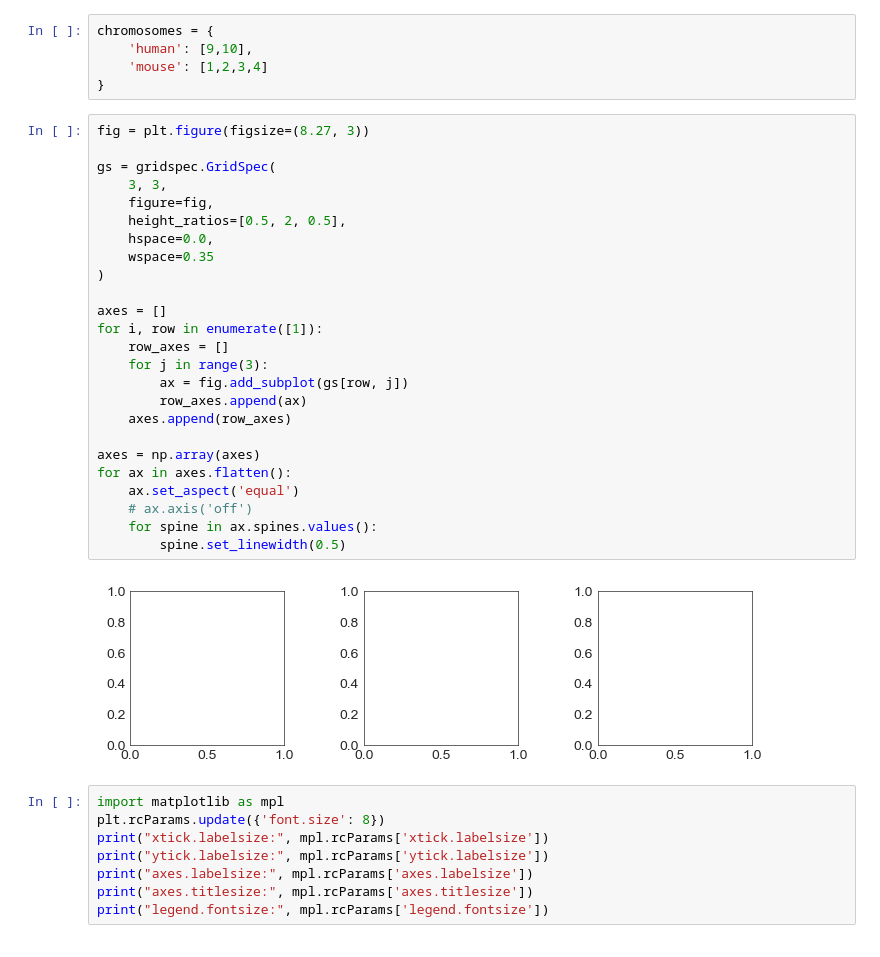
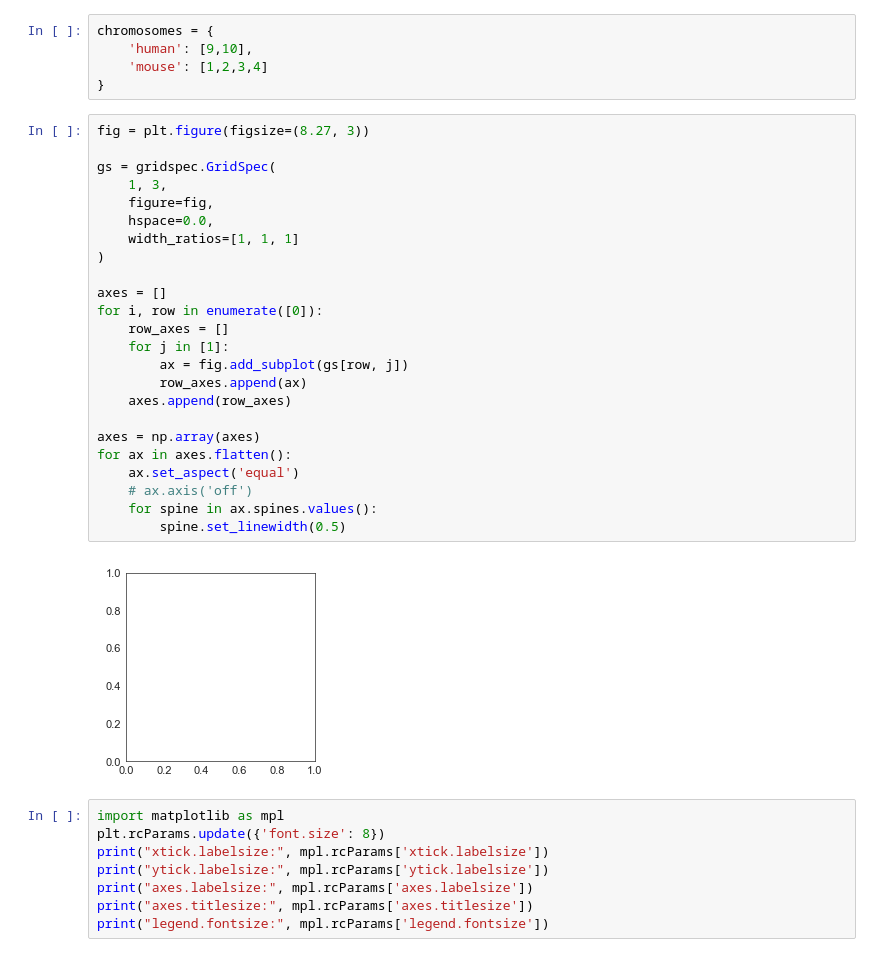
Before and after one commit to SocraLee/Evo2HiC-Figures, a Jupyter notebook: scripts/plot_supp2.ipynb, the cells around one changed output. Saved outputs shown, nothing was run; the diff lists cells and outputs as text.

Commit message:
update plot script

```diff
--- a/scripts/plot_supp2.ipynb
+++ b/scripts/plot_supp2.ipynb
@@ -56,30 +49,29 @@ chromosomes = {
 # %%
 fig = plt.figure(figsize=(8.27, 3))
 
 gs = gridspec.GridSpec(
-    3, 3,
+    1, 3,
     figure=fig,
-    height_ratios=[0.5, 2, 0.5],
     hspace=0.0,
-    wspace=0.35
+    width_ratios=[1, 1, 1]
 )
 
 axes = []
-for i, row in enumerate([1]):
+for i, row in enumerate([0]):
     row_axes = []
-    for j in range(3):
+    for j in [1]:
         ax = fig.add_subplot(gs[row, j])
         row_axes.append(ax)
     axes.append(row_axes)
 
 axes = np.array(axes)
 for ax in axes.flatten():
     ax.set_aspect('equal')
     # ax.axis('off')
     for spine in ax.spines.values():
         spine.set_linewidth(0.5)
 # %% [output]
-[figure, old version]
+[figure, new version]
 # %%
 import matplotlib as mpl
 plt.rcParams.update({'font.size': 8})
```
Also changed, not shown: parts of 13 cells of this notebook, 35 other files.
